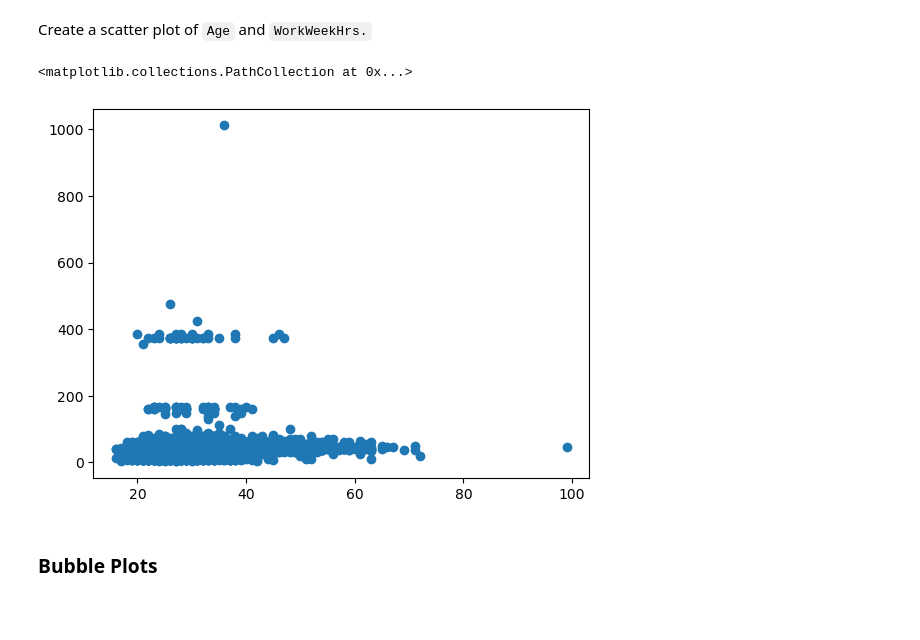
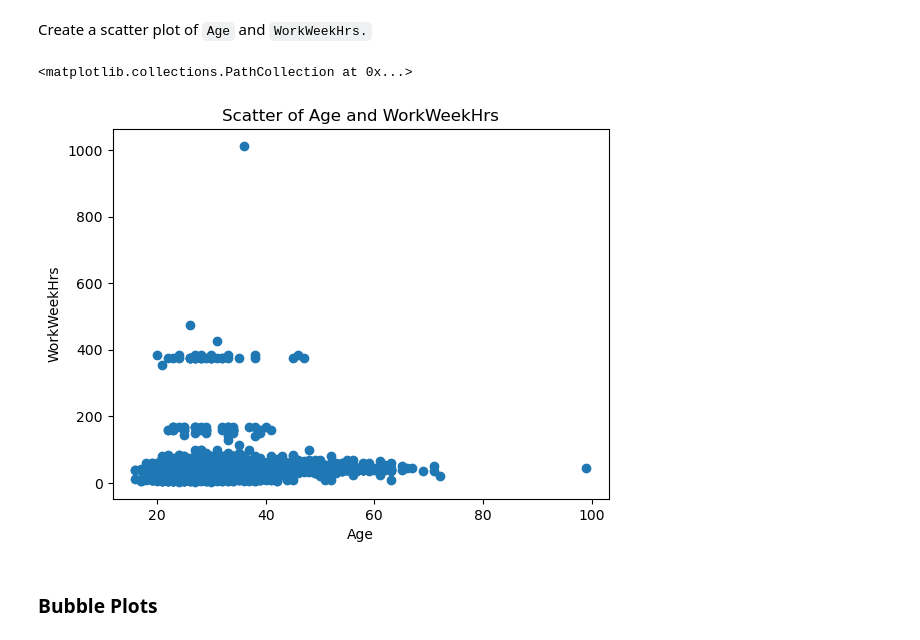
Before and after one commit to PrashantDhadve/IBM-DATA-ANALYST-PROFESSIONAL-CERTIFICATE, a Jupyter notebook: 09_Data Analyst_Capstone Project/M4DataVisualization-lab- Solution with plots.ipynb, the cells around one changed output. Cells and saved outputs as stored; diff of their text form; code cells hidden in the pictures; blank space fills up the shorter version.

```diff
--- a/09_Data Analyst_Capstone Project/M4DataVisualization-lab- Solution with plots.ipynb
+++ b/09_Data Analyst_Capstone Project/M4DataVisualization-lab- Solution with plots.ipynb
@@ -217,24 +219,27 @@ Create a scatter plot of `Age` and `WorkWeekHrs.`
 # %%
 Query3= """
 SELECT Age
 FROM master
 """
 Query4= """
 SELECT WorkWeekHrs
 FROM master
 """
 
 Query5="""
 SELECT Age, WorkWeekHrs
 FROM master
 """
 Age=pd.read_sql_query(Query3, conn)
 WorkWeekHrs= pd.read_sql_query(Query4, conn)
 Age_WorkWeekHrs=pd.read_sql_query(Query5, conn)
+plt.xlabel("Age")
+plt.ylabel("WorkWeekHrs")
+plt.title("Scatter of Age and WorkWeekHrs")
 plt.scatter(x=Age, y=WorkWeekHrs)
 # %% [output]
 <matplotlib.collections.PathCollection at 0x...>
-[figure, old version]
+[figure, new version]
 # %% [markdown]
 ### Bubble Plots
 # %% [markdown]
```
Also changed, not shown: parts of 8 cells of this notebook.
